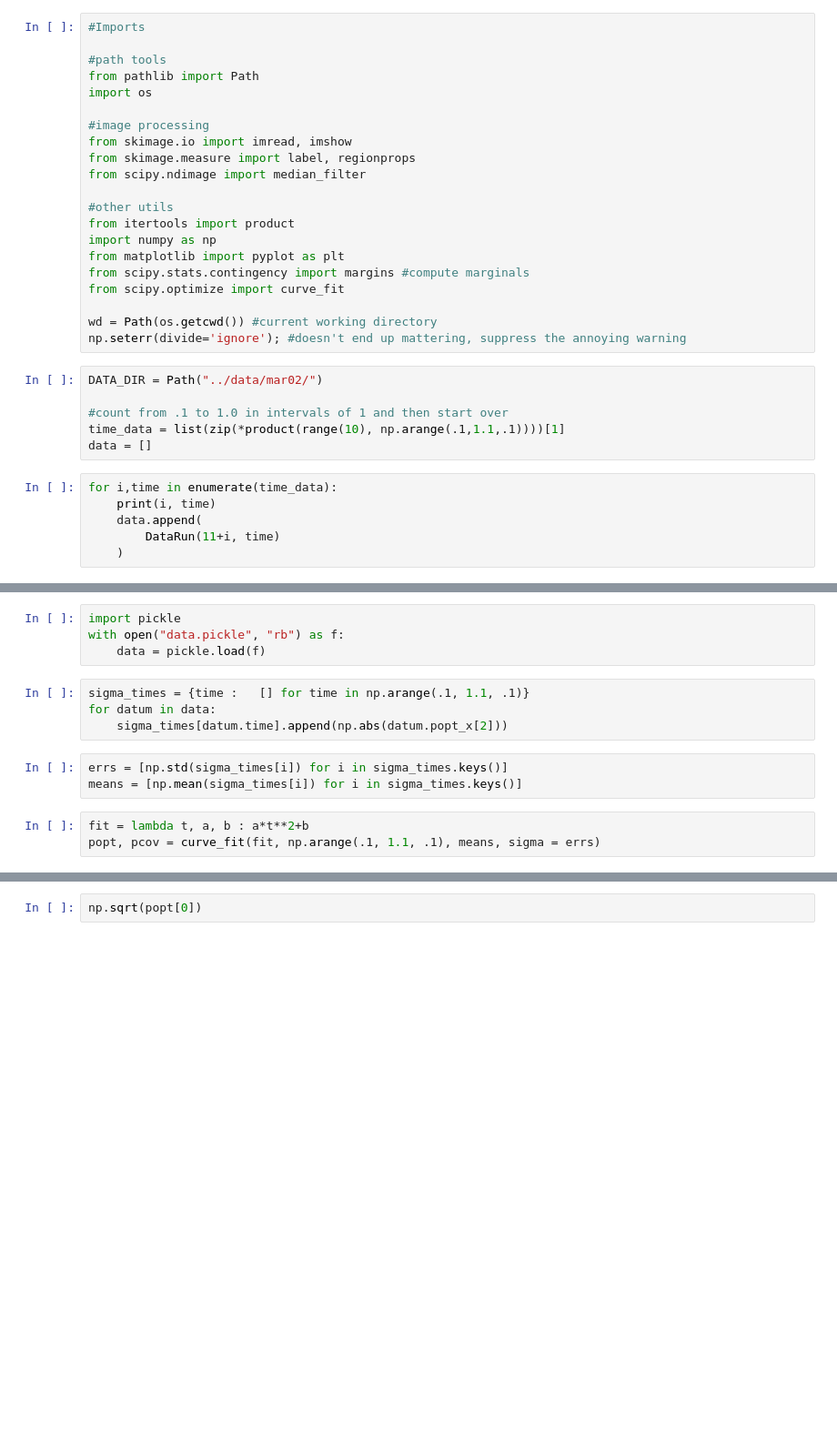
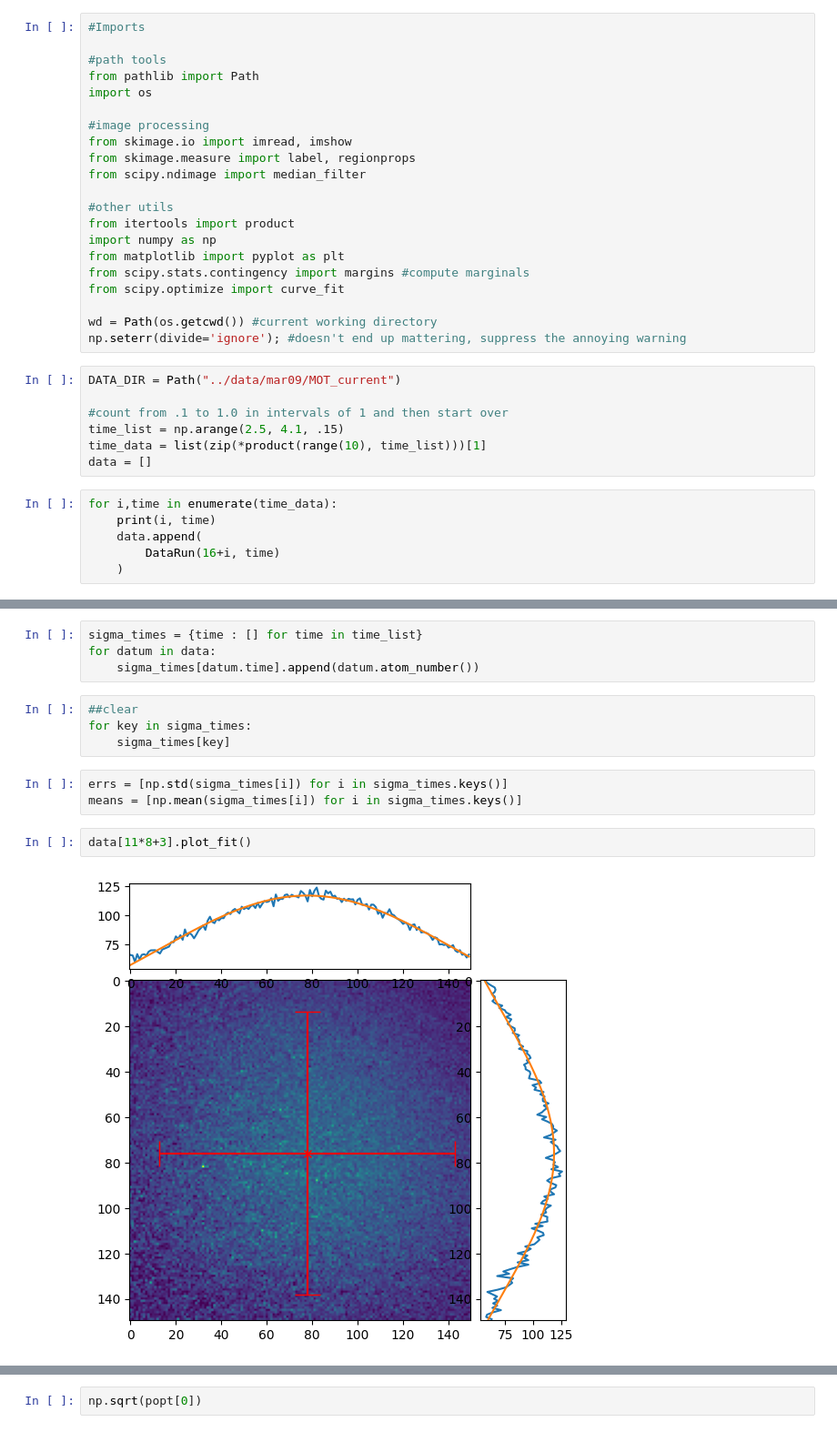
Before and after one commit to benmcdonough20/MOTsArentForKids, a Jupyter notebook: MOT_strength/TOF.ipynb, the cells around one changed output, grey strips where cells are left out. Shown at 91% size. Saved outputs shown, nothing was run; the diff lists cells and outputs as text; blank space fills up the shorter version.

```diff
--- a/MOT_strength/TOF.ipynb
+++ b/MOT_strength/TOF.ipynb
@@ -23,15 +23,16 @@ from scipy.optimize import curve_fit
 wd = Path(os.getcwd()) #current working directory
 np.seterr(divide='ignore'); #doesn't end up mattering, suppress the annoying warning
 # %%
-DATA_DIR = Path("../data/mar02/")
+DATA_DIR = Path("../data/mar09/MOT_current")
 
 #count from .1 to 1.0 in intervals of 1 and then start over
-time_data = list(zip(*product(range(10), np.arange(.1,1.1,.1))))[1]
+time_list = np.arange(2.5, 4.1, .15)
+time_data = list(zip(*product(range(10), time_list)))[1]
 data = []
 # %%
 for i,time in enumerate(time_data):
     print(i, time)
     data.append(
-        DataRun(11+i, time)
+        DataRun(16+i, time)
     )
 # %% [output]
@@ -211,18 +179,19 @@ class DataRun:
         ax_x.plot(self.gaussian_fit(np.arange(len(self.x)),*self.popt_x),np.arange(len(self.x)))
 
         ax.errorbar(self.popt_y[1], self.popt_x[1], xerr = np.abs(self.popt_y[2]), yerr = np.abs(self.popt_x[2]), color = 'r', marker = "x", capsize = 10)
-# %%
-import pickle
-with open("data.pickle", "rb") as f:
-    data = pickle.load(f)
 # %%
-sigma_times = {time :   [] for time in np.arange(.1, 1.1, .1)}
+sigma_times = {time : [] for time in time_list}
 for datum in data:
-    sigma_times[datum.time].append(np.abs(datum.popt_x[2]))
+    sigma_times[datum.time].append(datum.atom_number())
+# %%
+##clear
+for key in sigma_times:
+    sigma_times[key]
 # %%
 errs = [np.std(sigma_times[i]) for i in sigma_times.keys()]
 means = [np.mean(sigma_times[i]) for i in sigma_times.keys()]
-# %%
-fit = lambda t, a, b : a*t**2+b
-popt, pcov = curve_fit(fit, np.arange(.1, 1.1, .1), means, sigma = errs)
+# %%
+data[11*8+3].plot_fit()
+# %% [output]
+[figure, added]
 # %%
```
Also changed, not shown: parts of 8 cells of this notebook, 1 other file.
